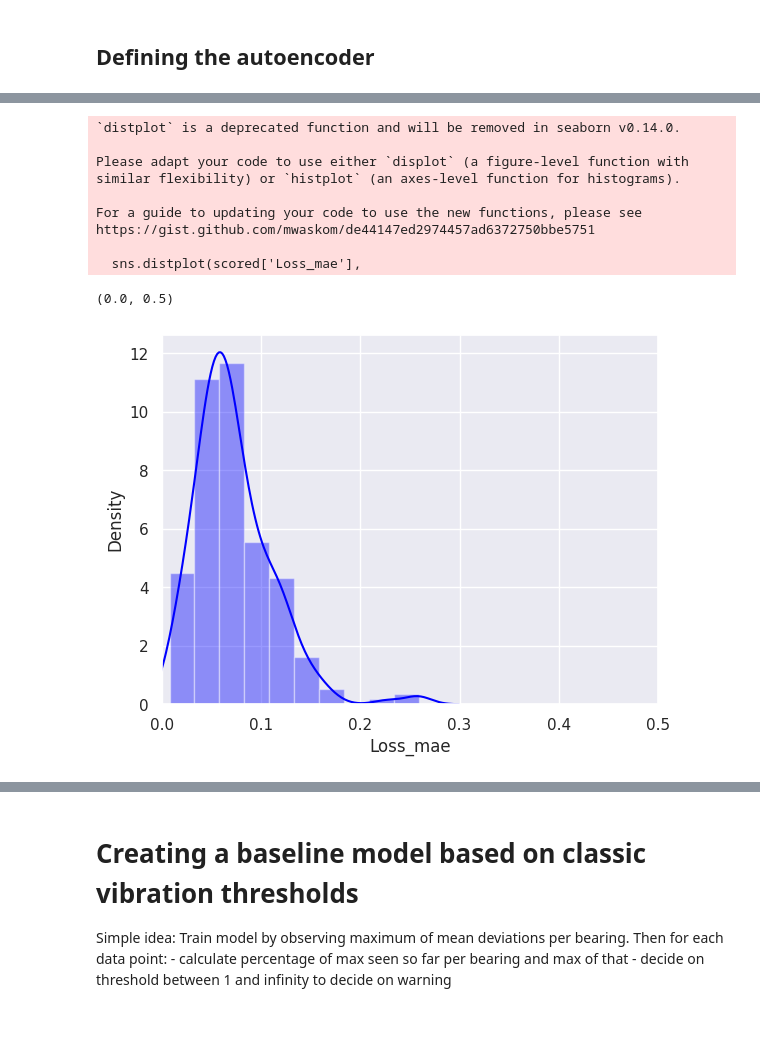
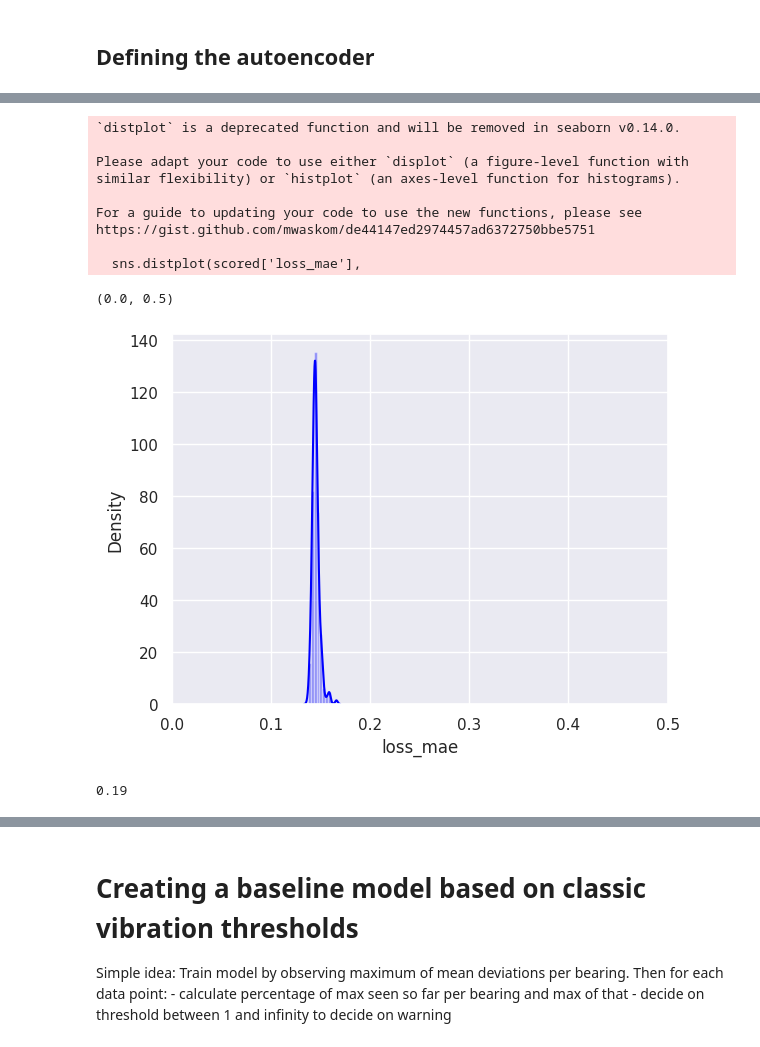
Before and after one commit to emsoft1/train_project_main, a Jupyter notebook: notebooks/PlayingAroundWithFourierTransforms.ipynb, the cells around one changed output, grey strips where cells are left out. Saved outputs shown, nothing was run; the diff lists cells and outputs as text; code cells hidden in the pictures.

```diff
--- a/notebooks/PlayingAroundWithFourierTransforms.ipynb
+++ b/notebooks/PlayingAroundWithFourierTransforms.ipynb
@@ -258,7 +91,11 @@ merged_data.head()
 # %% [markdown]
 ## Working with the preprocessed data
 # %%
-vibration_mean_df = pd.read_csv(os.path.join(data_dir, prepro_path_end, 'merged_dataset_BearingTest_2.csv'), )
-vibration_mean_df.set_index('timestamp', inplace=True)
-vibration_mean_df
+EXPONENT = 10
+
+bucket_size = 2**EXPONENT
+
+ft_df = pd.read_csv(os.path.join(data_dir, prepro_path_end, f'averaged_ft_{bucket_size}_buckets.csv'), )
+ft_df.set_index('timestamp', inplace=True)
+ft_df.head()
 # %% [output]
@@ -284,8 +110,8 @@ vibration_mean_df.plot()
 # %% [markdown]
 ### Split into "normal" and "mixed" behavior
 # %%
-dataset_train = vibration_mean_df['2004-02-12 11:02:39':'2004-02-13 23:52:39']
-dataset_test = vibration_mean_df['2004-02-13 23:52:39':]
+dataset_train = ft_df.iloc[:222]
+dataset_test = ft_df[222:]
 # %%
 dataset_train.shape, dataset_test.shape
 # %% [output]
@@ -355,17 +152,17 @@ act_func = 'elu'
 # Input layer:
 model=Sequential()
 # First hidden layer, connected to input vector X.
-model.add(Dense(10,activation=act_func,
+model.add(Dense(5*EXPONENT,activation=act_func,
                 kernel_initializer='glorot_uniform',
                 kernel_regularizer=regularizers.l2(0.0),
                 input_shape=(X_train.shape[1],)
                )
          )
 
-model.add(Dense(2,activation=act_func,
+model.add(Dense(EXPONENT,activation=act_func,
                 kernel_initializer='glorot_uniform'))
 
-model.add(Dense(10,activation=act_func,
+model.add(Dense(5*EXPONENT,activation=act_func,
                 kernel_initializer='glorot_uniform'))
 
 model.add(Dense(X_train.shape[1],
@@ -457,23 +248,28 @@ scored = pd.DataFrame(index=X_train.index)
 # %%
-scored['Loss_mae'] = np.mean(np.abs(X_pred-X_train), axis = 1)
+scored['loss_mae'] = np.mean(np.abs(X_pred-X_train), axis = 1)
 plt.figure()
-sns.distplot(scored['Loss_mae'],
+sns.distplot(scored['loss_mae'],
              bins = 10,
              kde= True,
             color = 'blue');
 plt.xlim([0.0,.5])
 # %% [output]
 `distplot` is a deprecated function and will be removed in seaborn v0.14.0.
 
 Please adapt your code to use either `displot` (a figure-level function with
 similar flexibility) or `histplot` (an axes-level function for histograms).
 
 For a guide to updating your code to use the new functions, please see
 https://gist.github.com/mwaskom/de44147ed2974457ad6372750bbe5751
 
-  sns.distplot(scored['Loss_mae'],
+  sns.distplot(scored['loss_mae'],
 (0.0, 0.5)
-[figure, old version]
+[figure, new version]
+# %%
+threshold = 0.19
+threshold
+# %% [output]
+0.19
 # %%
 X_pred = model.predict(np.array(X_test))
 X_pred = pd.DataFrame(X_pred,
```
Also changed, not shown: parts of 48 cells of this notebook.
